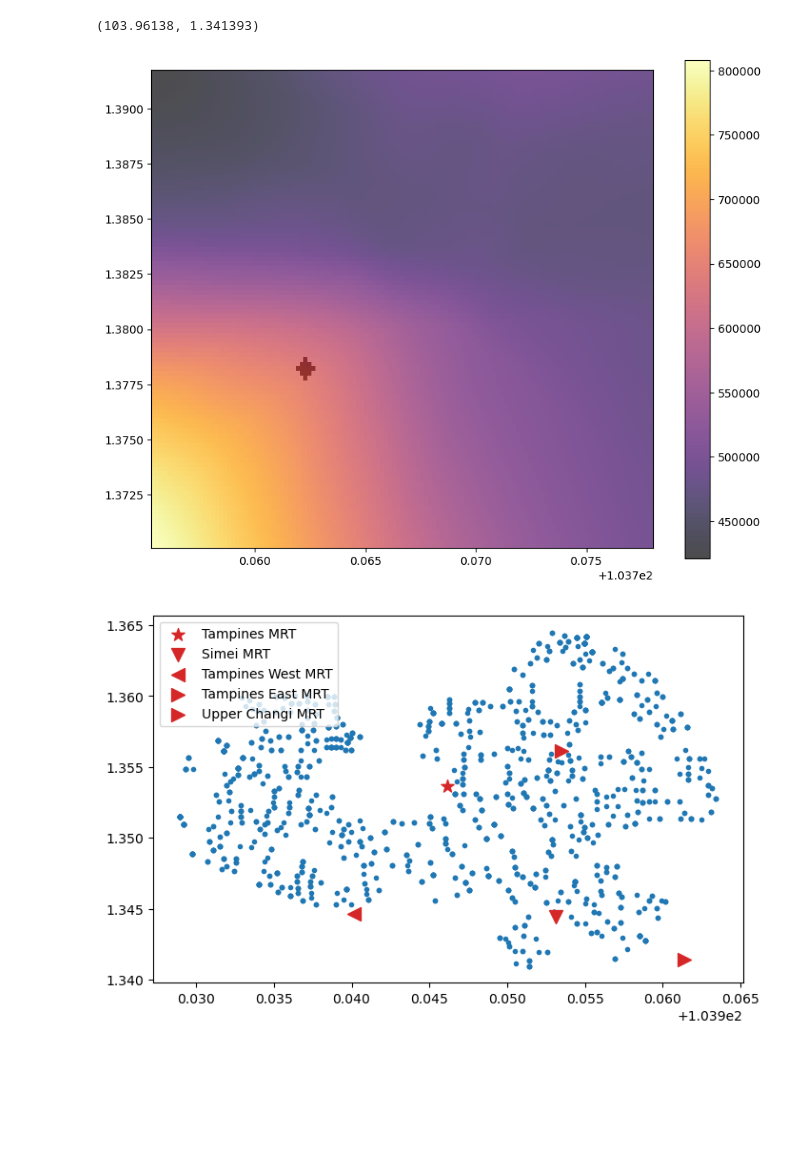
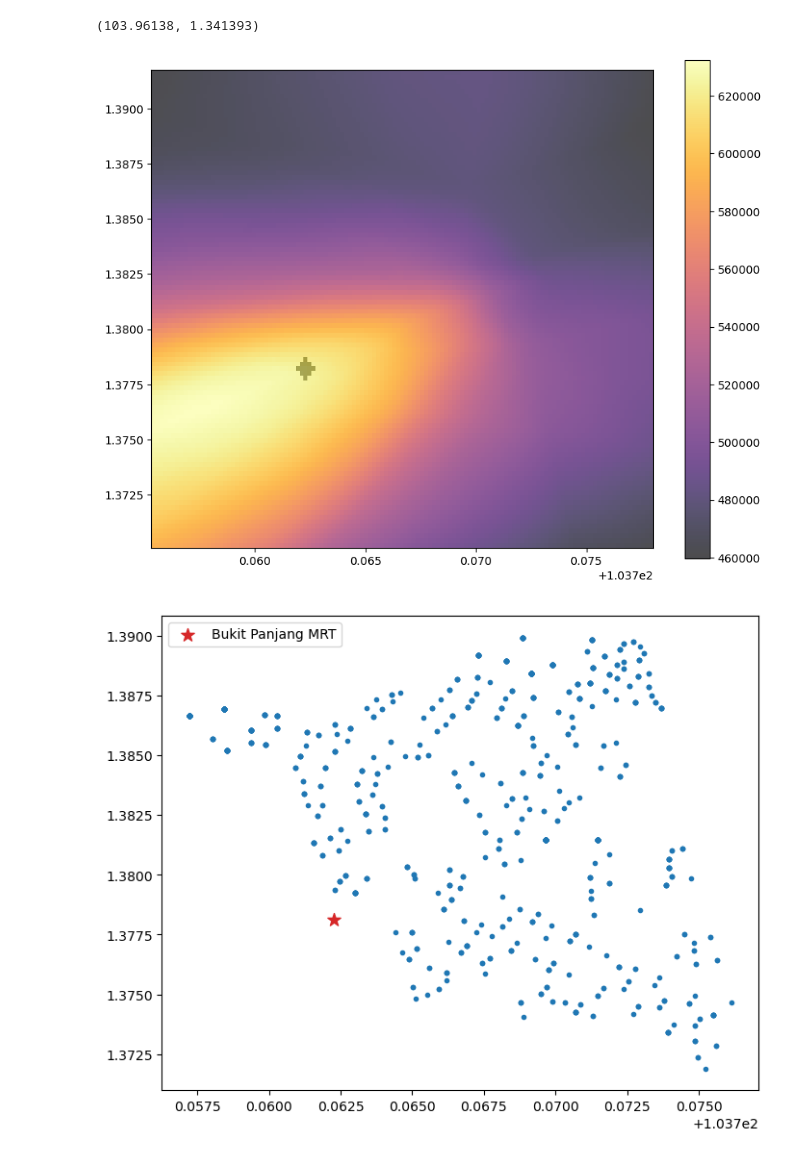
Before and after one commit to kelvinsjk/hdb-resale-price-ai, a Jupyter notebook: api-access-bukitpanjang.ipynb, the cells around one changed output. Saved outputs shown, nothing was run; the diff lists cells and outputs as text; code cells hidden in the pictures; blank space fills up the shorter version.

```diff
--- a/api-access-bukitpanjang.ipynb
+++ b/api-access-bukitpanjang.ipynb
@@ -345,39 +345,42 @@ def map_star(i,j):
   mrt_map[j+1][i+1]=1
   mrt_map[j-1][i]=1
   mrt_map[j-1][i+1]=1
   mrt_map[j-1][i-1]=1
   mrt_map[j][i]=1
   mrt_map[j][i-1]=1
   mrt_map[j][i+1]=1
   mrt_map[j][i-2]=1
   mrt_map[j][i+2]=1
   mrt_map[j+2][i]=1
   mrt_map[j-2][i]=1
 mrt_map = np.zeros((n2,n1))
 
+mrts = ["Bukit Panjang MRT"]
 map_star(*min_coords(*longLats[mrts[0]]))
 #map_down(*min_coords(*longLats[mrts[1]]))
 #map_left(*min_coords(*longLats[mrts[2]]))
 #map_right(*min_coords(*longLats[mrts[3]]))
 #map_right(*min_coords(*longLats[mrts[4]]))
 
 fig,ax=plt.subplots()
 #mrt
 #color map
 shw2 = ax.imshow(mrt_map, extent=[longLeft, longRight, latLeft, latRight], origin='lower',cmap='Greys',alpha=1.0)
 shw = ax.imshow(prices, extent=[longLeft, longRight, latLeft, latRight], origin='lower',alpha=0.7, cmap='inferno')
 bar = plt.colorbar(shw)
 fig.set_figwidth(10)
 fig.set_figheight(10/n1*n2)
 
 plt.show()
 # %% [output]
-[figure, old version]
+[figure, new version]
 # %%
 markers = ["*", 'v', "<", '>', '>', '^', '^']
 
 fig,ax2=plt.subplots()
 ax2.scatter(df.long,df.lat,marker='.')
+
+
 for i,mrt in enumerate(mrts):
   ax2.scatter([longLats[mrt][0]], [longLats[mrt][1]],marker=markers[i],c='#d62728',label=mrt,s=100)
 ax2.legend(loc='upper left')
@@ -389,4 +392,4 @@ plt.show()
 for mrt in mrts:
   (i,j) = min_coords(*longLats[mrt])
 # %% [output]
-[figure, old version]
+[figure, new version]
```
Also changed, not shown: parts of 3 cells of this notebook, 6 other files.
